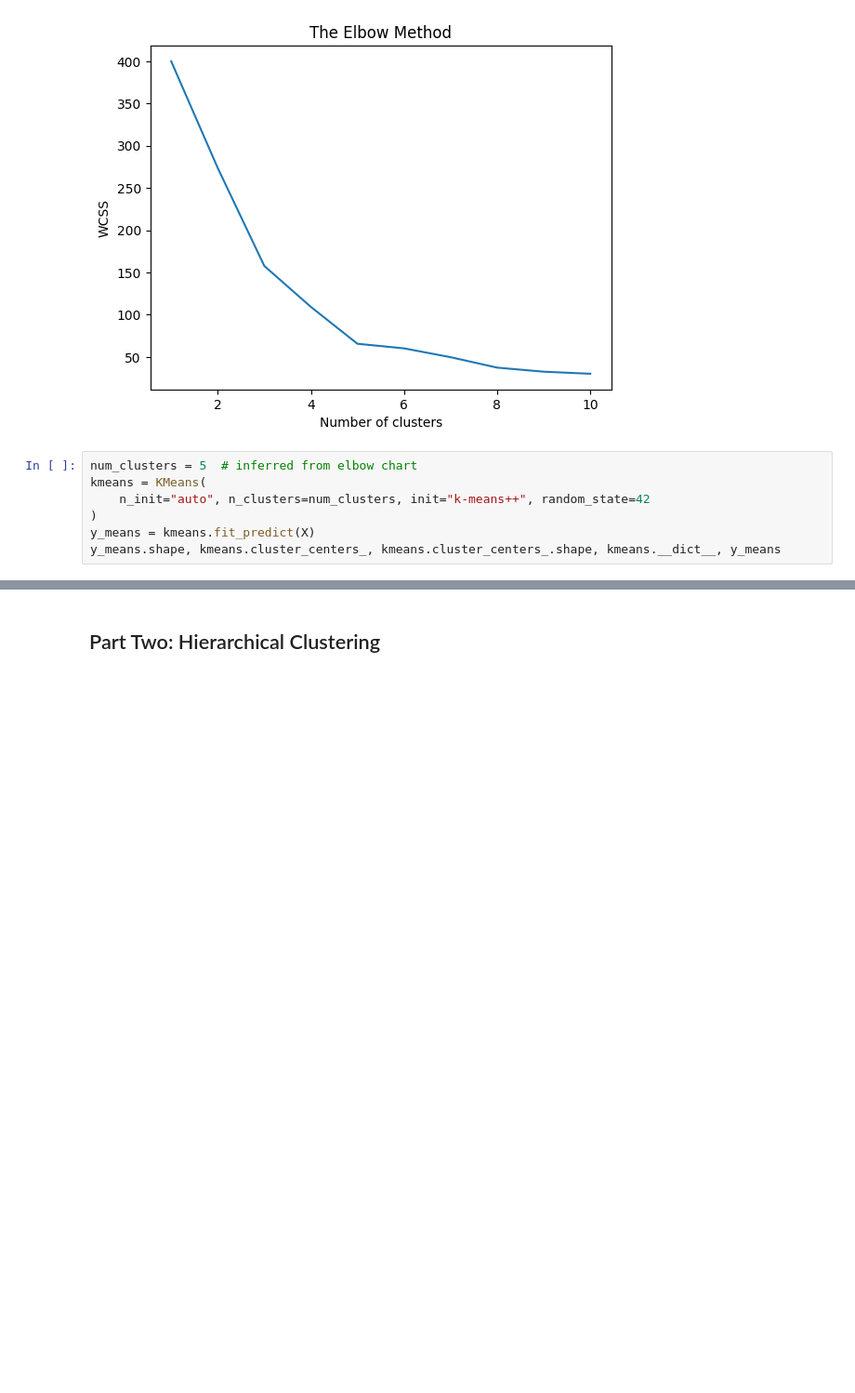
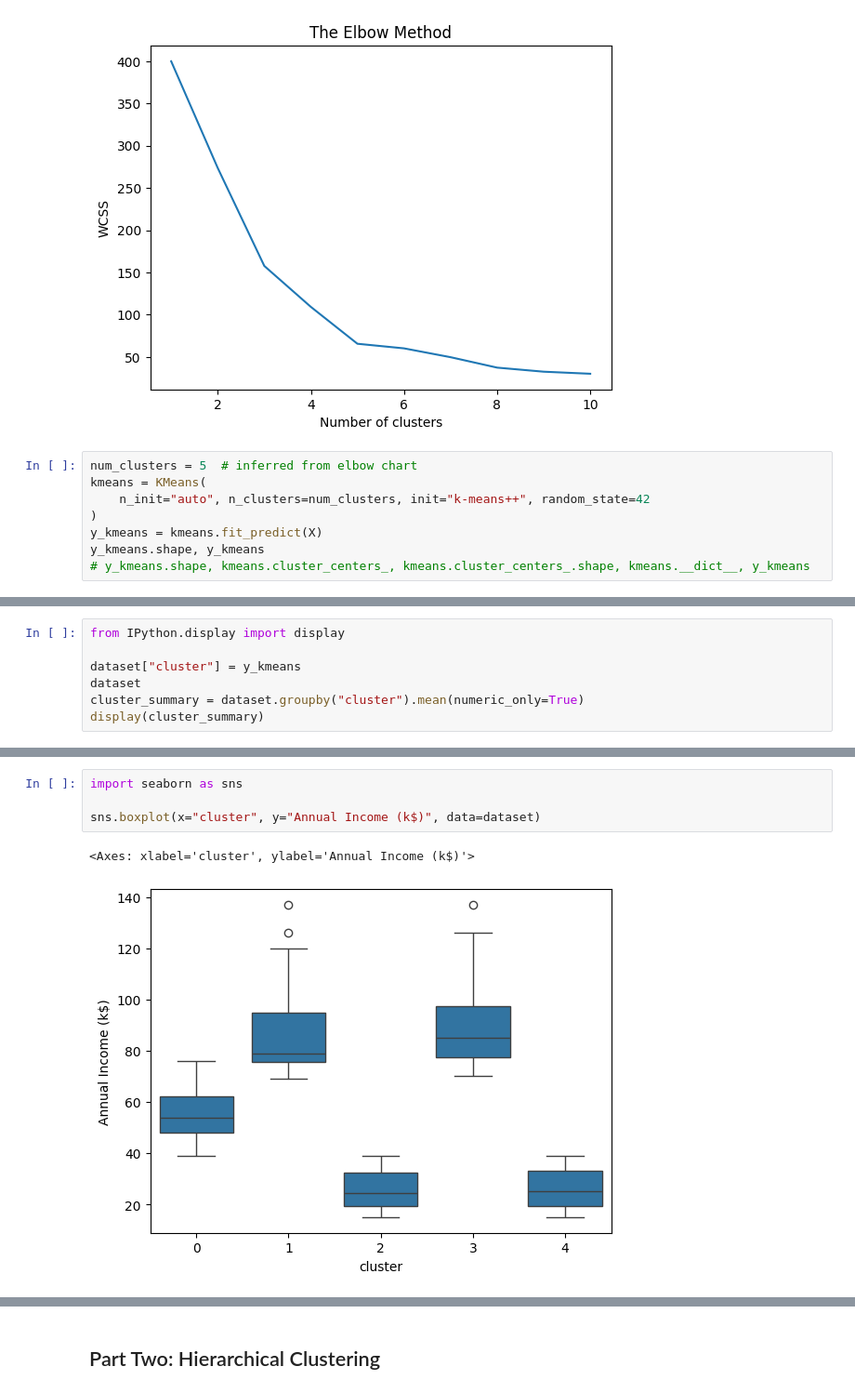
Before and after one commit to chidimo/AI-MSc, a Jupyter notebook: mldm_week_04_clustering_methods.ipynb, the cells around one changed output, grey strips where cells are left out. Shown at 93% size. Cells and saved outputs as stored; diff of their text form; blank space fills up the shorter version.

```diff
--- a/mldm_week_04_clustering_methods.ipynb
+++ b/mldm_week_04_clustering_methods.ipynb
@@ -151,7 +164,8 @@ num_clusters = 5  # inferred from elbow chart
 kmeans = KMeans(
     n_init="auto", n_clusters=num_clusters, init="k-means++", random_state=42
 )
-y_means = kmeans.fit_predict(X)
-y_means.shape, kmeans.cluster_centers_, kmeans.cluster_centers_.shape, kmeans.__dict__, y_means
+y_kmeans = kmeans.fit_predict(X)
+y_kmeans.shape, y_kmeans
+# y_kmeans.shape, kmeans.cluster_centers_, kmeans.cluster_centers_.shape, kmeans.__dict__, y_kmeans
 # %% [output]
 ((200,),
@@ -188,3 +196,10 @@ y_values (200,)
 X (200, 2)
 centroids (5, 2)
 [figure]
+# %%
+from IPython.display import display
+
+dataset["cluster"] = y_kmeans
+dataset
+cluster_summary = dataset.groupby("cluster").mean(numeric_only=True)
+display(cluster_summary)
@@ -190,0 +214,7 @@ centroids (5, 2)
+# %%
+import seaborn as sns
+
+sns.boxplot(x="cluster", y="Annual Income (k$)", data=dataset)
+# %% [output]
+<Axes: xlabel='cluster', ylabel='Annual Income (k$)'>
+[figure, added]
```
Also changed, not shown: parts of 10 cells of this notebook, 4 other files.
